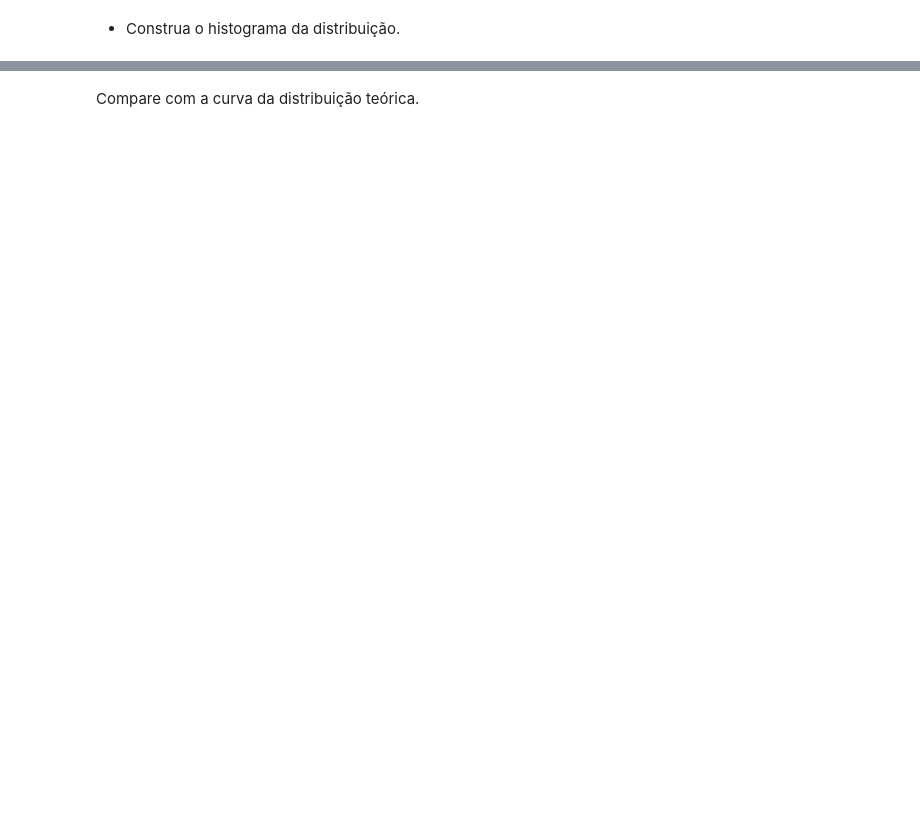
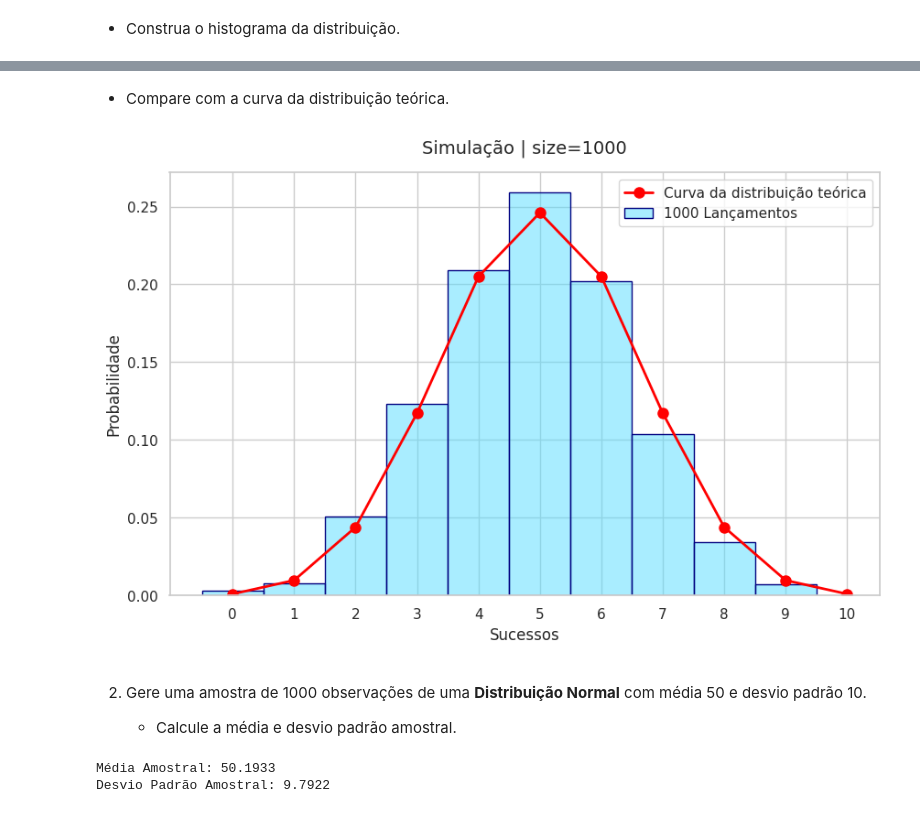
Before and after one commit to jessicalewinter/deep-learning-specialization, a Jupyter notebook: course-notebooks/statistics/T3_PosDL_Titanic.ipynb, the cells around one changed output, grey strips where cells are left out. Saved outputs shown, nothing was run; the diff lists cells and outputs as text; code cells hidden in the pictures; blank space fills up the shorter version.

```diff
--- a/course-notebooks/statistics/T3_PosDL_Titanic.ipynb
+++ b/course-notebooks/statistics/T3_PosDL_Titanic.ipynb
@@ -554,40 +554,55 @@ plt.show()
 # %% [markdown]
-Compare com a curva da distribuição teórica.
+* Compare com a curva da distribuição teórica.
 # %%
-import numpy as np
-import matplotlib.pyplot as plt
-import seaborn as sns
 from scipy.stats import binom
 
-# 1. Parâmetros do experimento
-n = 10
-p = 0.5
-tamanho = 100000
+plt.figure(figsize=(10,6))
 
-# 2. Dados Amostrais (Simulação com NumPy)
-dados_amostrais = np.random.binomial(n, p, size=tamanho)
+valores_k = np.arange(0, n + 1)
+pmf_teorica = binom.pmf(valores_k, n, p)
 
-# 3. Dados Teóricos (Cálculo Analítico com SciPy)
-valores_x = np.arange(0, n + 1)
-pmf_teorica = binom.pmf(valores_x, n, p)
+sns.histplot(data=lancamentos,
+             discrete=True,
+             stat="probability",
+             color="#5df",
+             edgecolor="navy",
+             alpha=0.5,
+             label=f"{size} Lançamentos")
 
-# 4. Configuração visual do Seaborn
-sns.set_theme(style="whitegrid")
-plt.figure(figsize=(10, 5))
+plt.plot(valores_k,
+         pmf_teorica,
+         color="red",
+         marker="o",
+         markersize=8,
+         linewidth=2,
+         label="Curva da distribuição teórica")
 
-# Plot 1: O Histograma Amostral (Barras)
-sns.histplot(dados_amostrais, discrete=True, stat="probability",
-             color="#5df", edgecolor="navy", alpha=0.5, label="Simulação Amostral (NumPy)")
-
-# Plot 2: A Curva Teórica Exata (Linhas e Pontos)
-plt.plot(valores_x, pmf_teorica, color="red", marker="o", markersize=8,
-         linewidth=2, linestyle="-", label="Distribuição Teórica Exata (PMF)")
-
-# Customização fina do Gráfico
-plt.title("Validação Visual: Dados Simulados (Amostral) vs. Matemática (Teórico)", fontsize=14, pad=15)
-plt.xlabel("Número de Sucessos", fontsize=12)
-plt.ylabel("Probabilidade", fontsize=12)
-plt.xticks(valores_x)
+plt.title(f"Simulação | size={size}", fontsize=14, pad=15)
+plt.xticks(valores_k)
+plt.xlabel('Sucessos')
+plt.ylabel('Probabilidade')
 plt.legend(fontsize=11)
 
 plt.show()
+# %% [output]
+[figure, added]
+# %% [markdown]
+2. Gere uma amostra de 1000 observações de uma **Distribuição Normal** com média 50 e desvio padrão 10.
+
+   * Calcule a média e desvio padrão amostral.
+# %%
+size_2 = 1000
+mu = 50
+sigma = 10
+np.random.seed(42)
+
+normal = np.random.normal(loc=mu, scale=sigma, size=size_2)
+
+mu_amostral = normal.mean()
+sigma_amostral = normal.std(ddof=1)
+
+print(f'Média Amostral: {mu_amostral:.4f}')
+print(f'Desvio Padrão Amostral: {sigma_amostral:.4f}')
+# %% [output]
+Média Amostral: 50.1933
+Desvio Padrão Amostral: 9.7922
```
Also changed, not shown: parts of 14 cells of this notebook.
